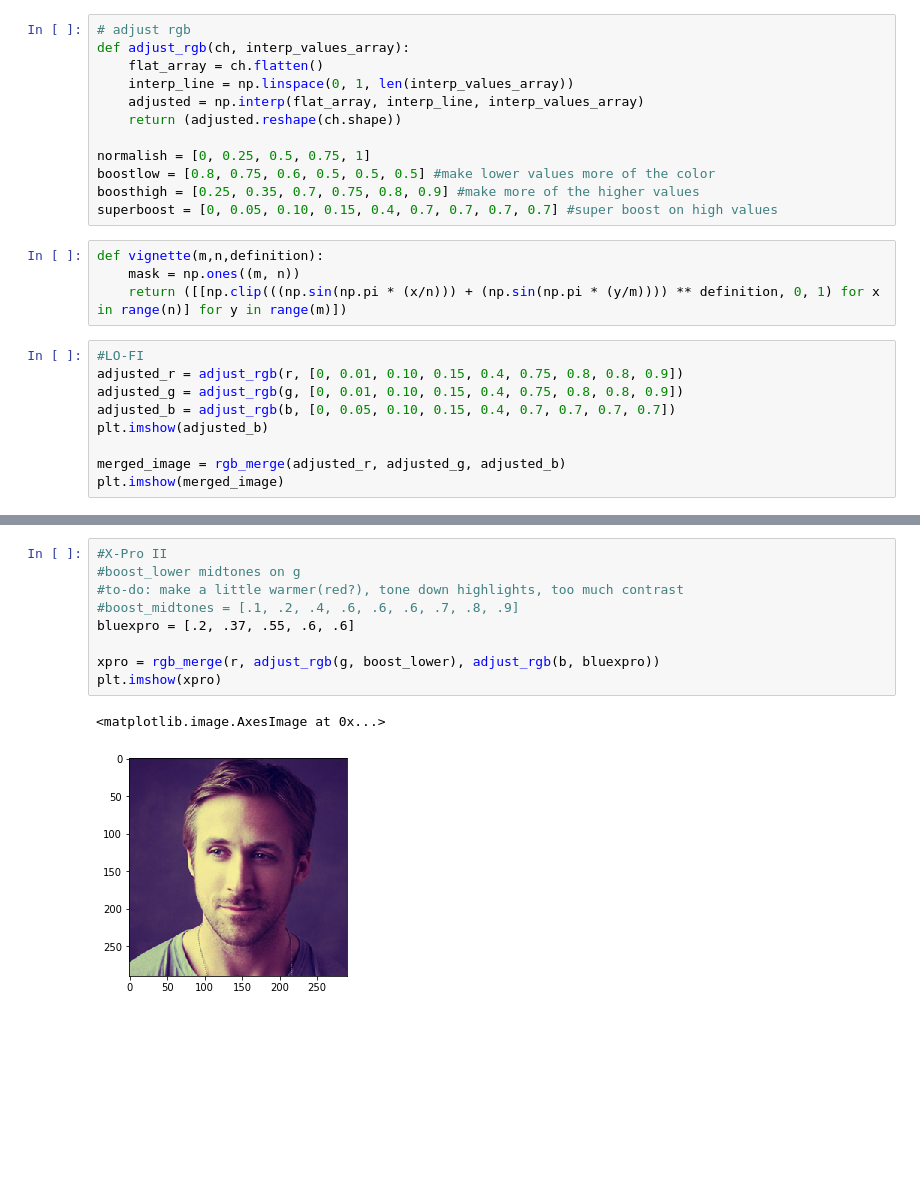
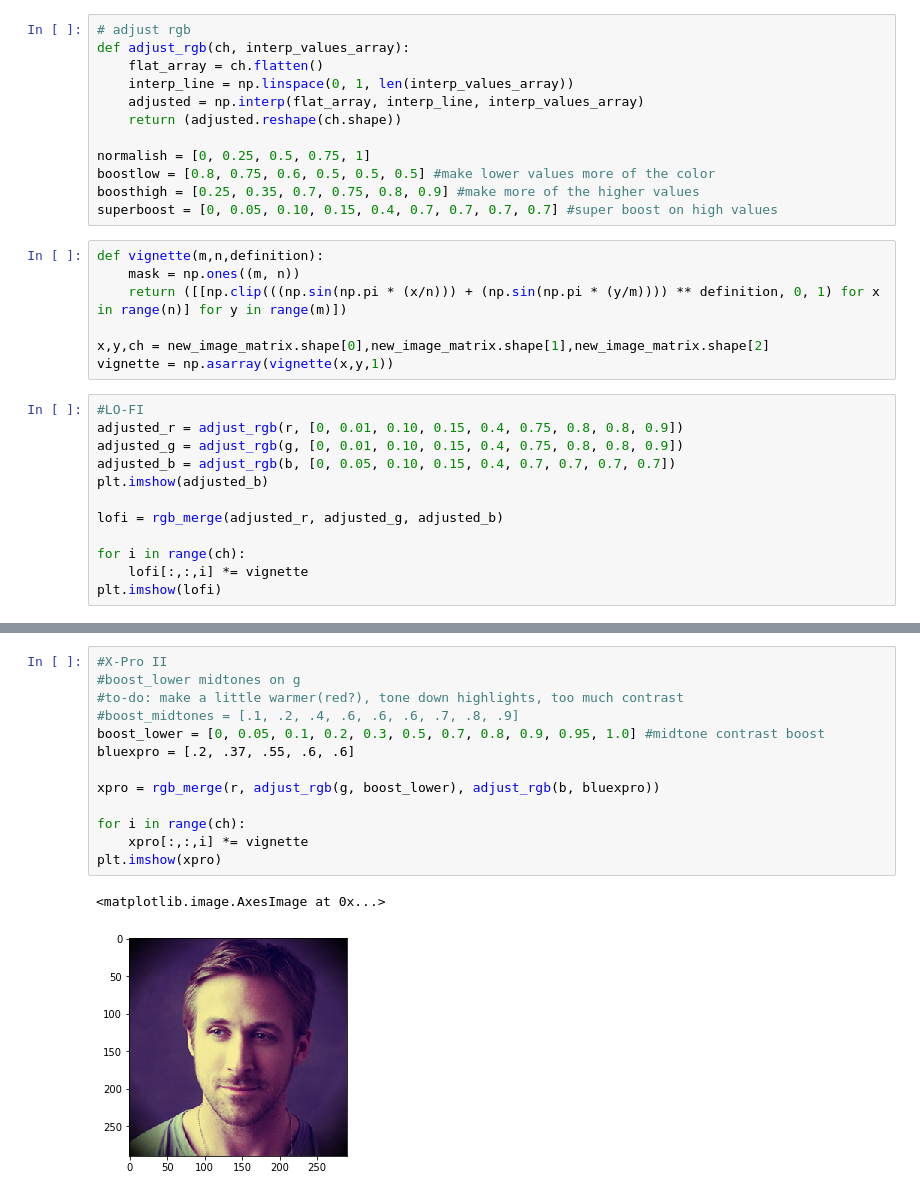
Before and after one commit to jchung05/42numpyrush, a Jupyter notebook: notebooks/numpyrush.ipynb, the cells around one changed output, grey strips where cells are left out. Cells and saved outputs as stored; diff of their text form; blank space fills up the shorter version.

```diff
--- a/notebooks/rush_numpy.ipynb
+++ b/notebooks/numpyrush.ipynb
@@ -134,6 +134,9 @@ superboost = [0, 0.05, 0.10, 0.15, 0.4, 0.7, 0.7, 0.7, 0.7] #super boost on high
 def vignette(m,n,definition):
     mask = np.ones((m, n))
     return ([[np.clip(((np.sin(np.pi * (x/n))) + (np.sin(np.pi * (y/m)))) ** definition, 0, 1) for x in range(n)] for y in range(m)])
+
+x,y,ch = new_image_matrix.shape[0],new_image_matrix.shape[1],new_image_matrix.shape[2]
+vignette = np.asarray(vignette(x,y,1))
 # %%
 #LO-FI
 adjusted_r = adjust_rgb(r, [0, 0.01, 0.10, 0.15, 0.4, 0.75, 0.8, 0.8, 0.9])
@@ -141,7 +144,10 @@ adjusted_g = adjust_rgb(g, [0, 0.01, 0.10, 0.15, 0.4, 0.75, 0.8, 0.8, 0.9])
 adjusted_b = adjust_rgb(b, [0, 0.05, 0.10, 0.15, 0.4, 0.7, 0.7, 0.7, 0.7])
 plt.imshow(adjusted_b)
 
-merged_image = rgb_merge(adjusted_r, adjusted_g, adjusted_b)
-plt.imshow(merged_image)
+lofi = rgb_merge(adjusted_r, adjusted_g, adjusted_b)
+
+for i in range(ch):
+    lofi[:,:,i] *= vignette
+plt.imshow(lofi)
 # %% [output]
 <matplotlib.image.AxesImage at 0x...>
@@ -164,15 +170,19 @@ plt.imshow(merged_image)
 # %%
 #X-Pro II
 #boost_lower midtones on g
 #to-do: make a little warmer(red?), tone down highlights, too much contrast
 #boost_midtones = [.1, .2, .4, .6, .6, .6, .7, .8, .9]
+boost_lower = [0, 0.05, 0.1, 0.2, 0.3, 0.5, 0.7, 0.8, 0.9, 0.95, 1.0] #midtone contrast boost
 bluexpro = [.2, .37, .55, .6, .6]
 
 xpro = rgb_merge(r, adjust_rgb(g, boost_lower), adjust_rgb(b, bluexpro))
+
+for i in range(ch):
+    xpro[:,:,i] *= vignette
 plt.imshow(xpro)
 # %% [output]
 <matplotlib.image.AxesImage at 0x...>
-[figure, old version]
+[figure, new version]
 # %%
 #Earlybird
 #Less shadows
```
Also changed, not shown: parts of 6 cells of this notebook.
